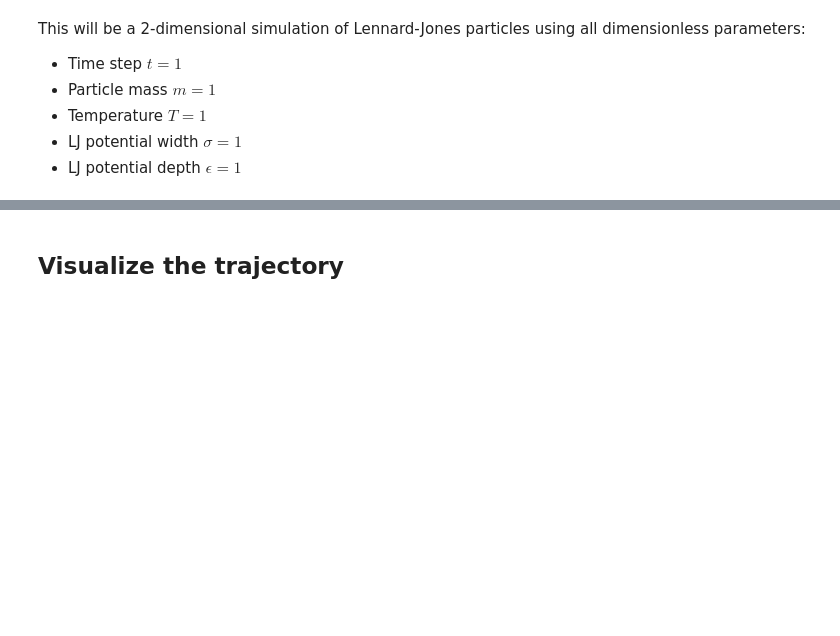
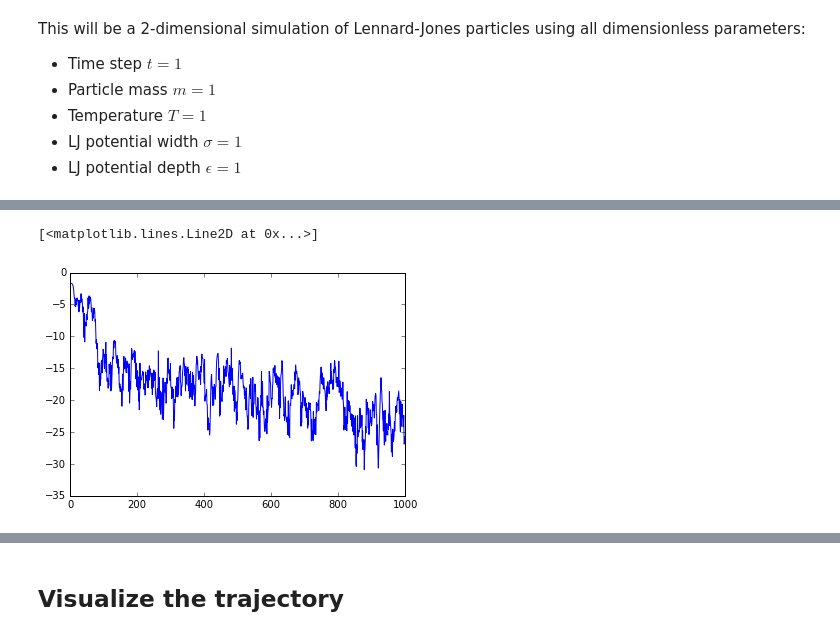
Before and after one commit to chargus/active, a Jupyter notebook: molecular_dynamics.ipynb, the cells around one changed output, grey strips where cells are left out. Saved outputs shown, nothing was run; the diff lists cells and outputs as text; code cells hidden in the pictures; blank space fills up the shorter version.

```diff
--- a/molecular_dynamics.ipynb
+++ b/molecular_dynamics.ipynb
@@ -60,0 +81,5 @@ plt.plot(kinetic_energy)
+# %%
+plt.plot(etraj)
+# %% [output]
+[<matplotlib.lines.Line2D at 0x...>]
+[figure, added]
```
Also changed, not shown: parts of 17 cells of this notebook, 1 other file.
